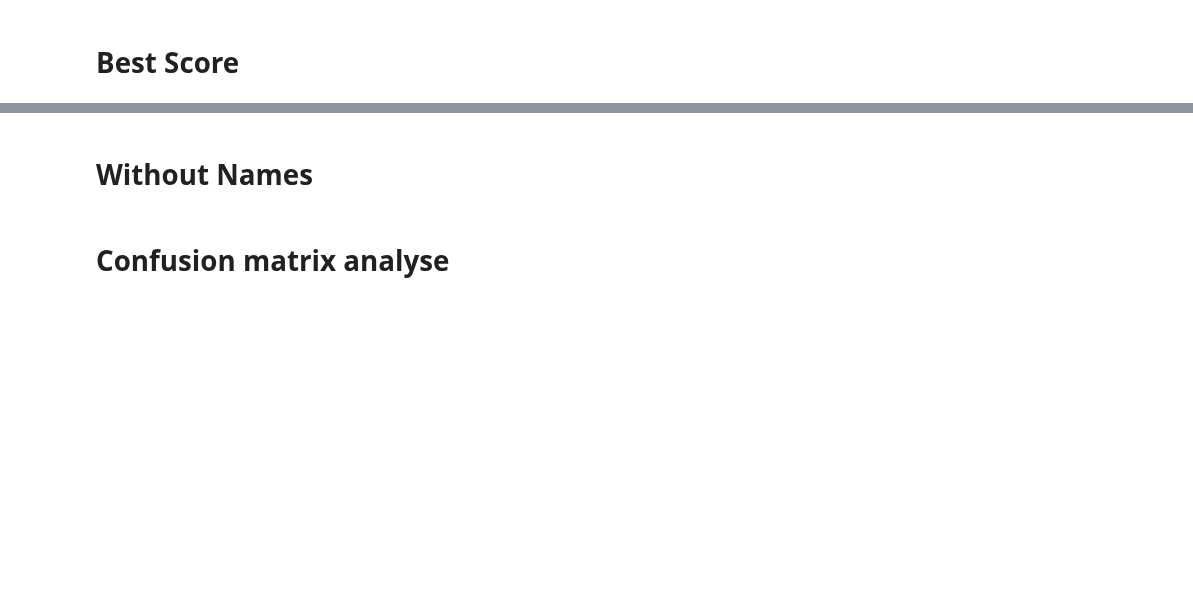
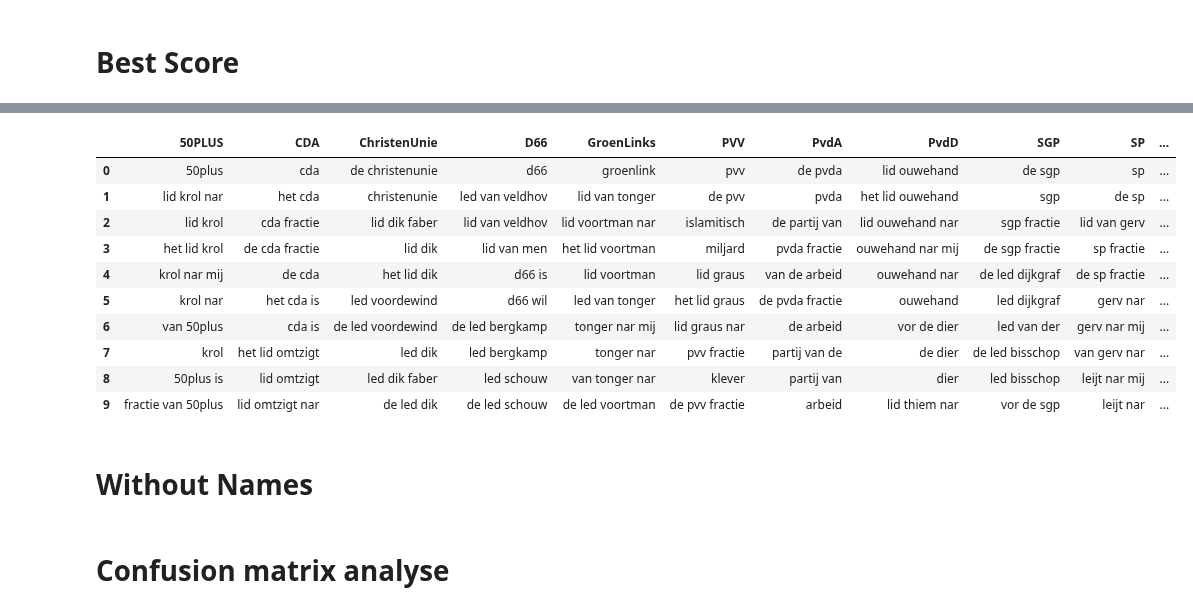
Before and after one commit to jaspervanderheide/Scriptie-Sprekers-TK, a Jupyter notebook: CompleteNotebook.ipynb, the cells around one changed output, grey strips where cells are left out. Drawn from its saved outputs; the diff is of its cells as text; code cells hidden in the pictures; blank space fills up the shorter version.

```diff
--- a/CompleteNotebook.ipynb
+++ b/CompleteNotebook.ipynb
@@ -304,23 +328,36 @@ pipe= traintest('Scores.xlsx', datasplitter(df, 0.8),save="confusionmatrix")
 # %%
 def mostimportantwords(pipe, countdf, filename):
     vocab = pipe.named_steps['vect'].vocabulary_
     inv_vocab = {v: k for k, v in vocab.items()}
     coefs = pipe.named_steps[[x for x in pipe.named_steps.keys() if not x=='vect'][0]].coef_
-    top_words = []
-    for i in range(coefs.shape[0]):
-        temp_list = []
-        for t in coefs[i].argsort()[-10:][::-1]:
-            temp_list.append(inv_vocab[t])
-        top_words.append(temp_list)
+    top_words = [[inv_vocab[t] for t in coefs[i].argsort()[-10:][::-1]] for i in range(coefs.shape[0])]
+    #top_words = []
+    #for i in range(coefs.shape[0]):
+    #    temp_list = []
+    #    for t in coefs[i].argsort()[-10:][::-1]:
+    #        temp_list.append(inv_vocab[t])
+    #    top_words.append(temp_list)
     top_words = pd.DataFrame(top_words).T
     top_words.columns = countdf.index
     with open("Verslag/Tables/%s1.tex" %filename, "w") as f:
         f.write(top_words.iloc[:,:5].to_latex(index=False))
     with open("Verslag/Tables/%s2.tex" %filename, "w") as f:
         f.write(top_words.iloc[:,5:].to_latex(index=False))
     return top_words
 
 mostimportantwords(pipe, countdf, 'MostImportantWords')
+# %% [output]
+|  | 50PLUS | CDA | ChristenUnie | D66 | GroenLinks | PVV | PvdA | PvdD | SGP | SP | ... |
+| 0 | 50plus | cda | de christenunie | d66 | groenlink | pvv | de pvda | lid ouwehand | de sgp | sp | ... |
+| 1 | lid krol nar | het cda | christenunie | led van veldhov | lid van tonger | de pvv | pvda | het lid ouwehand | sgp | de sp | ... |
+| 2 | lid krol | cda fractie | lid dik faber | lid van veldhov | lid voortman nar | islamitisch | de partij van | lid ouwehand nar | sgp fractie | lid van gerv | ... |
+| 3 | het lid krol | de cda fractie | lid dik | lid van men | het lid voortman | miljard | pvda fractie | ouwehand nar mij | de sgp fractie | sp fractie | ... |
+| 4 | krol nar mij | de cda | het lid dik | d66 is | lid voortman | lid graus | van de arbeid | ouwehand nar | de led dijkgraf | de sp fractie | ... |
+| 5 | krol nar | het cda is | led voordewind | d66 wil | led van tonger | het lid graus | de pvda fractie | ouwehand | led dijkgraf | gerv nar | ... |
+| 6 | van 50plus | cda is | de led voordewind | de led bergkamp | tonger nar mij | lid graus nar | de arbeid | vor de dier | led van der | gerv nar mij | ... |
+| 7 | krol | het lid omtzigt | led dik | led bergkamp | tonger nar | pvv fractie | partij van de | de dier | de led bisschop | van gerv nar | ... |
+| 8 | 50plus is | lid omtzigt | led dik faber | led schouw | van tonger nar | klever | partij van | dier | led bisschop | leijt nar mij | ... |
+| 9 | fractie van 50plus | lid omtzigt nar | de led dik | de led schouw | de led voortman | de pvv fractie | arbeid | lid thiem nar | vor de sgp | leijt nar | ... |
 # %% [markdown]
 # Without Names
 # %%
```
Also changed, not shown: parts of 12 cells of this notebook, 13 other files.
